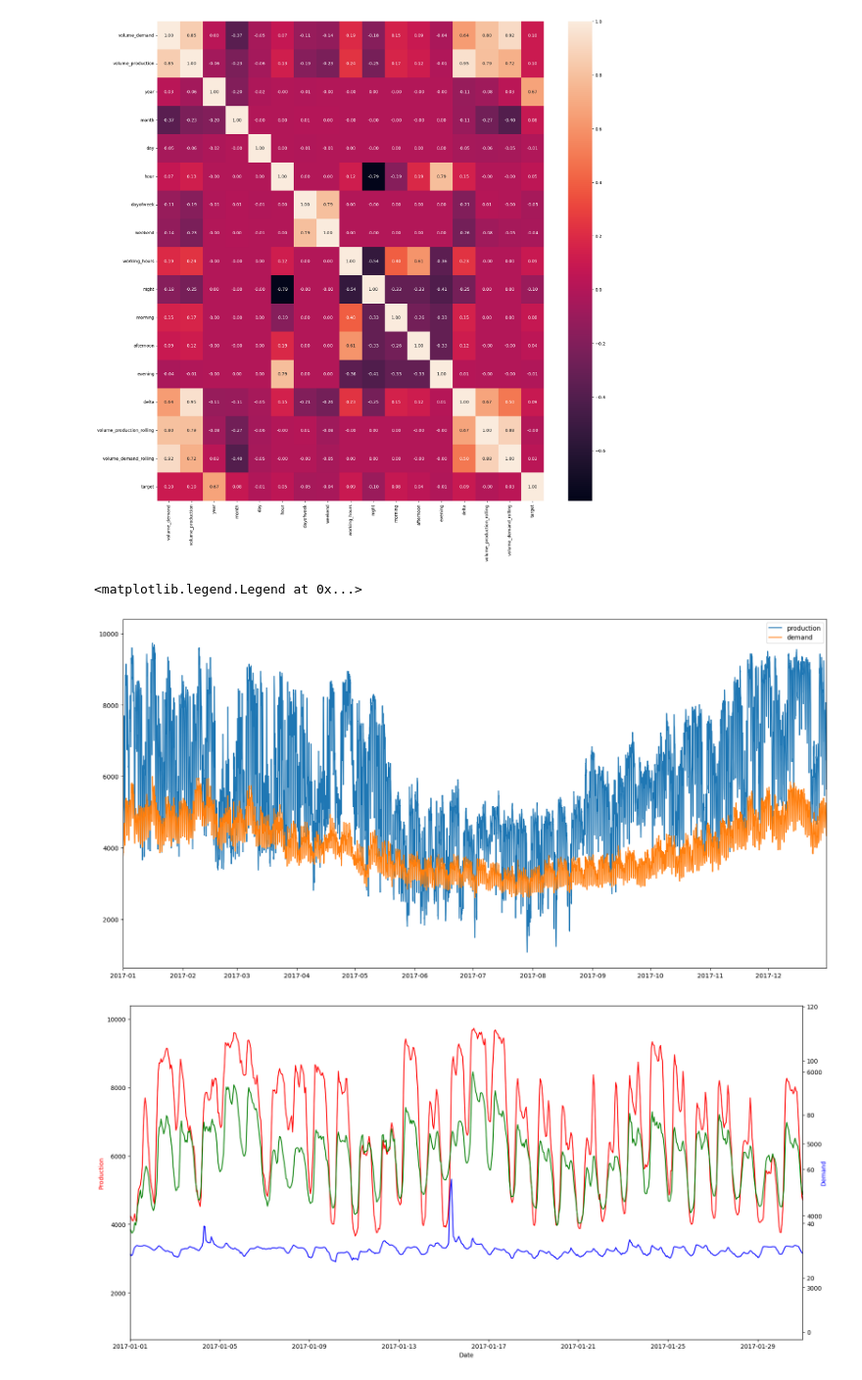
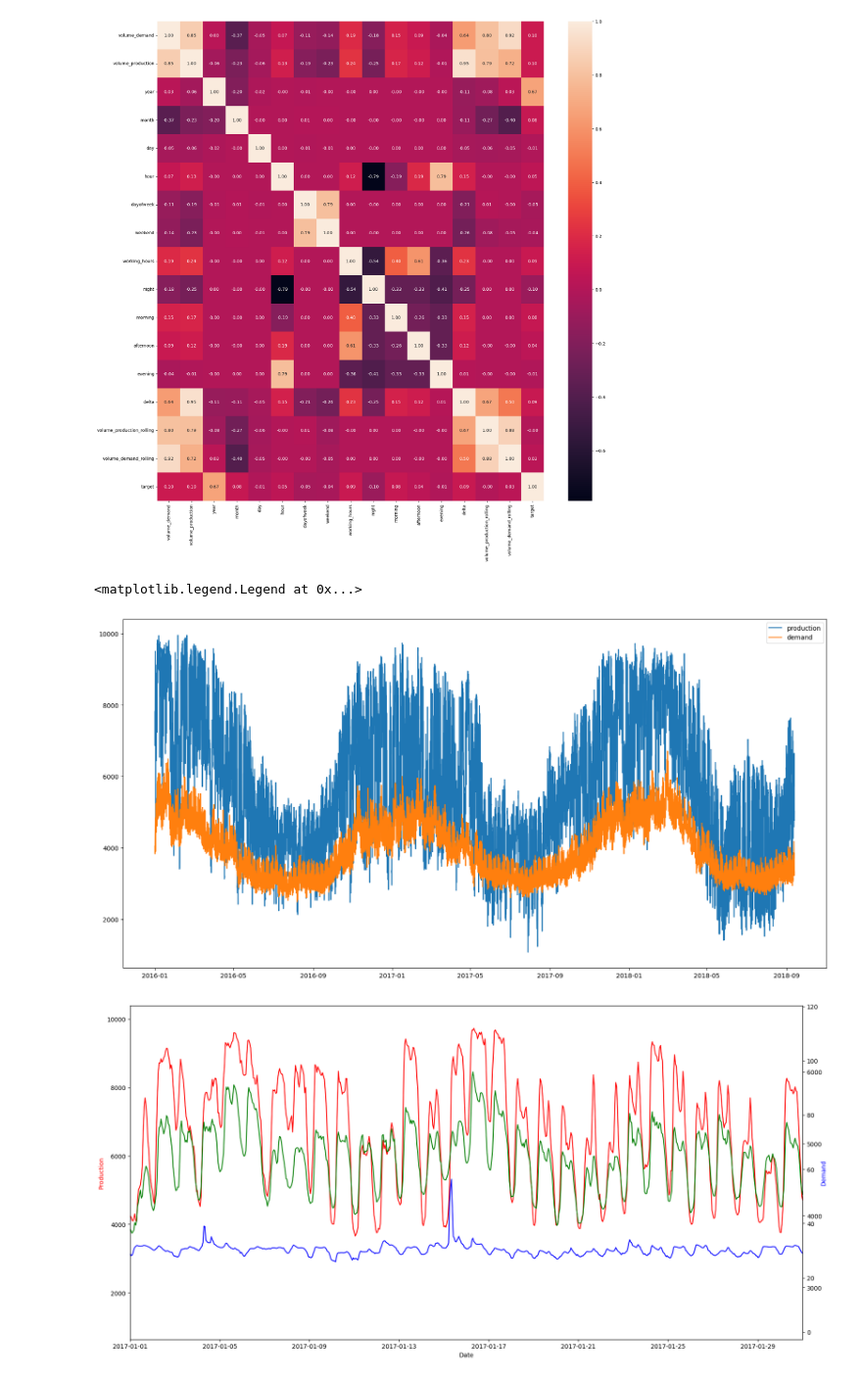
Before and after one commit to CPeti/Spot-price-prediction, a Jupyter notebook: exploration.ipynb, the cells around one changed output. Shown at 98% size. Saved outputs shown, nothing was run; the diff lists cells and outputs as text; code cells hidden in the pictures.

```diff
--- a/exploration.ipynb
+++ b/exploration.ipynb
@@ -87,14 +89,14 @@ plt.show()
 # %%
 # plot production and demand
 plt.figure(figsize=(20, 10))
 plt.plot(data['date'], data['volume_production'], label='production')
 plt.plot(data['date'], data['volume_demand'], label='demand')
 # plot one year
-plt.xlim(pd.Timestamp('2017-01-01'), pd.Timestamp('2017-12-31'))
+#plt.xlim(pd.Timestamp('2017-01-01'), pd.Timestamp('2017-12-31'))
 plt.legend()
 # %% [output]
 <matplotlib.legend.Legend at 0x...>
-[figure, old version]
+[figure, new version]
 # %%
 fig, ax1 = plt.subplots(figsize=(20, 10))
 ax2 = ax1.twinx()
```
Also changed, not shown: parts of 13 cells of this notebook.
